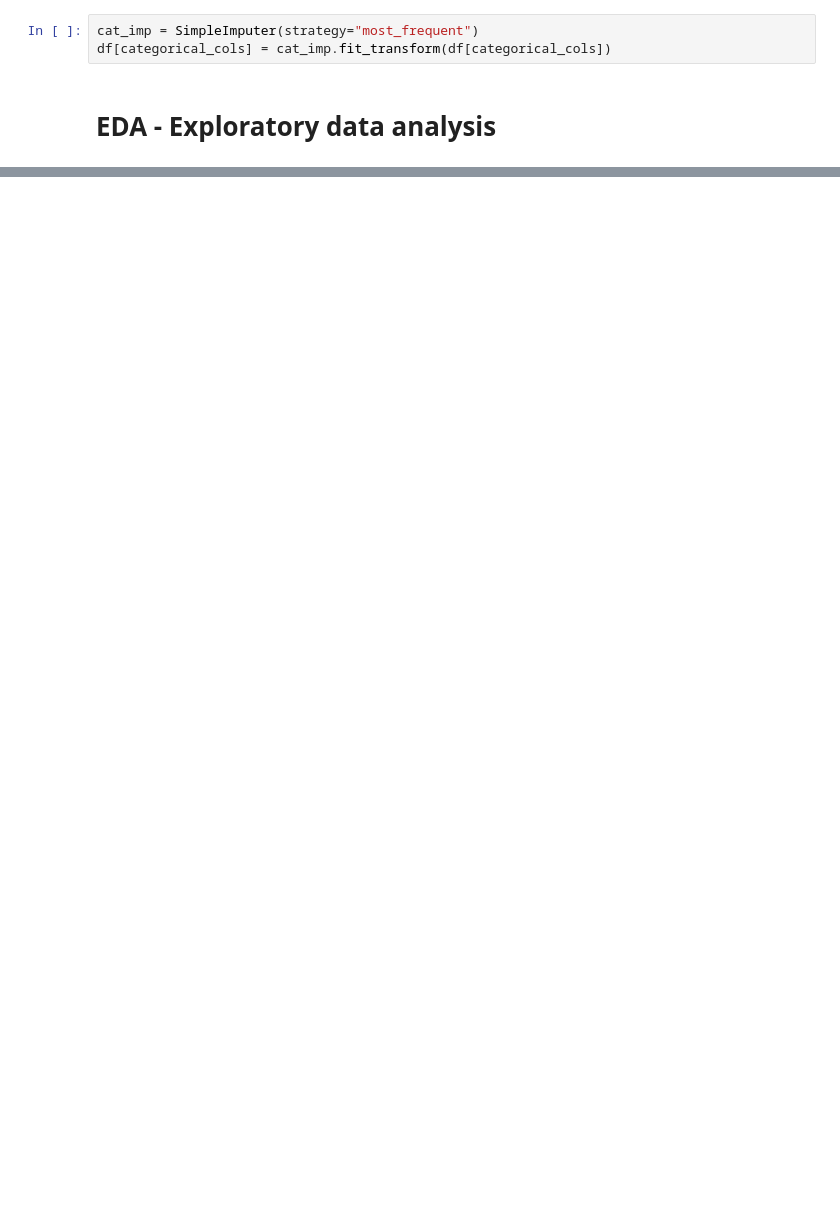
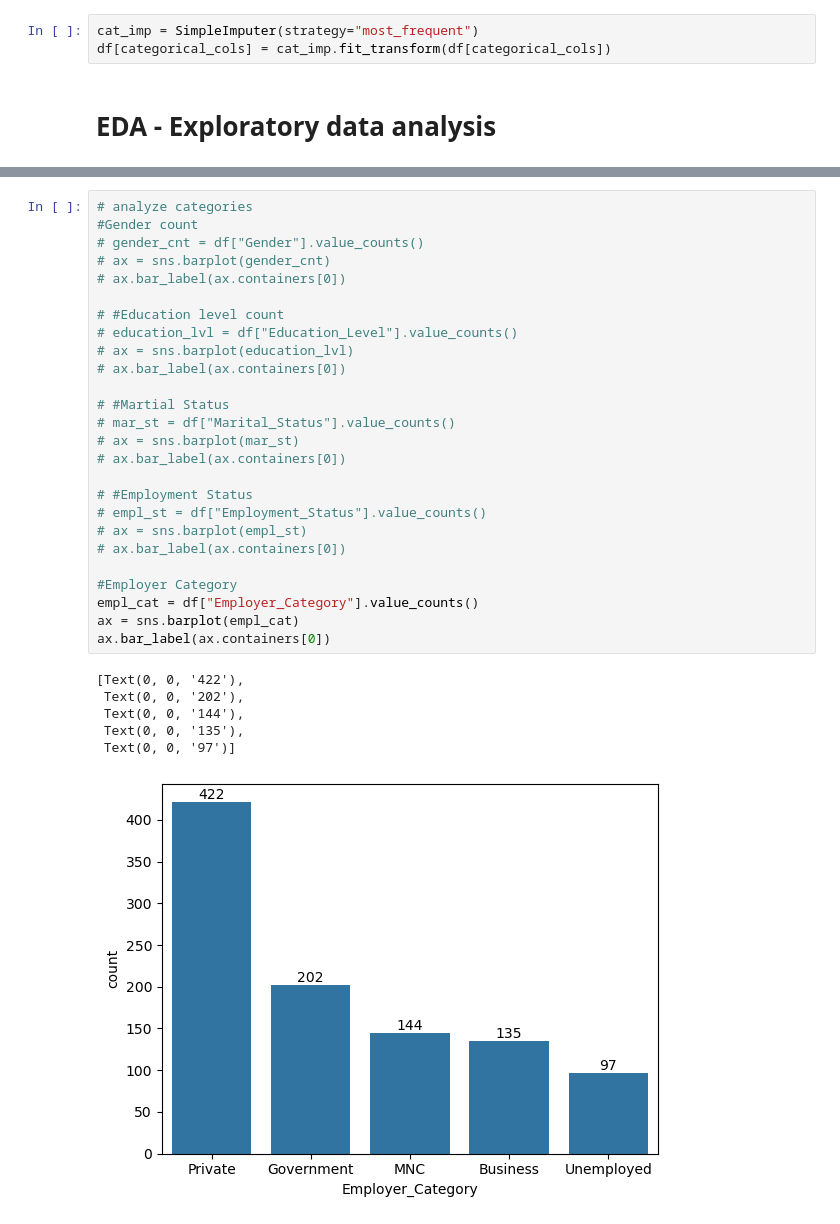
Before and after one commit to hamzamalik80/CreditWise-loan-system, a Jupyter notebook: main.ipynb, the cells around one changed output, grey strips where cells are left out. Saved outputs shown, nothing was run; the diff lists cells and outputs as text; blank space fills up the shorter version.

```diff
--- a/main.ipynb
+++ b/main.ipynb
@@ -78,0 +89,33 @@ df[categorical_cols] = cat_imp.fit_transform(df[categorical_cols])
+# %%
+# analyze categories
+#Gender count
+# gender_cnt = df["Gender"].value_counts()
+# ax = sns.barplot(gender_cnt)
+# ax.bar_label(ax.containers[0])
+
+# #Education level count
+# education_lvl = df["Education_Level"].value_counts()
+# ax = sns.barplot(education_lvl)
+# ax.bar_label(ax.containers[0])
+
+# #Martial Status
+# mar_st = df["Marital_Status"].value_counts()
+# ax = sns.barplot(mar_st)
+# ax.bar_label(ax.containers[0])
+
+# #Employment Status
+# empl_st = df["Employment_Status"].value_counts()
+# ax = sns.barplot(empl_st)
+# ax.bar_label(ax.containers[0])
+
+#Employer Category
+empl_cat = df["Employer_Category"].value_counts()
+ax = sns.barplot(empl_cat)
+ax.bar_label(ax.containers[0])
+# %% [output]
+[Text(0, 0, '422'),
+ Text(0, 0, '202'),
+ Text(0, 0, '144'),
+ Text(0, 0, '135'),
+ Text(0, 0, '97')]
+[figure, added]
```
Also changed, not shown: parts of 11 cells of this notebook.
